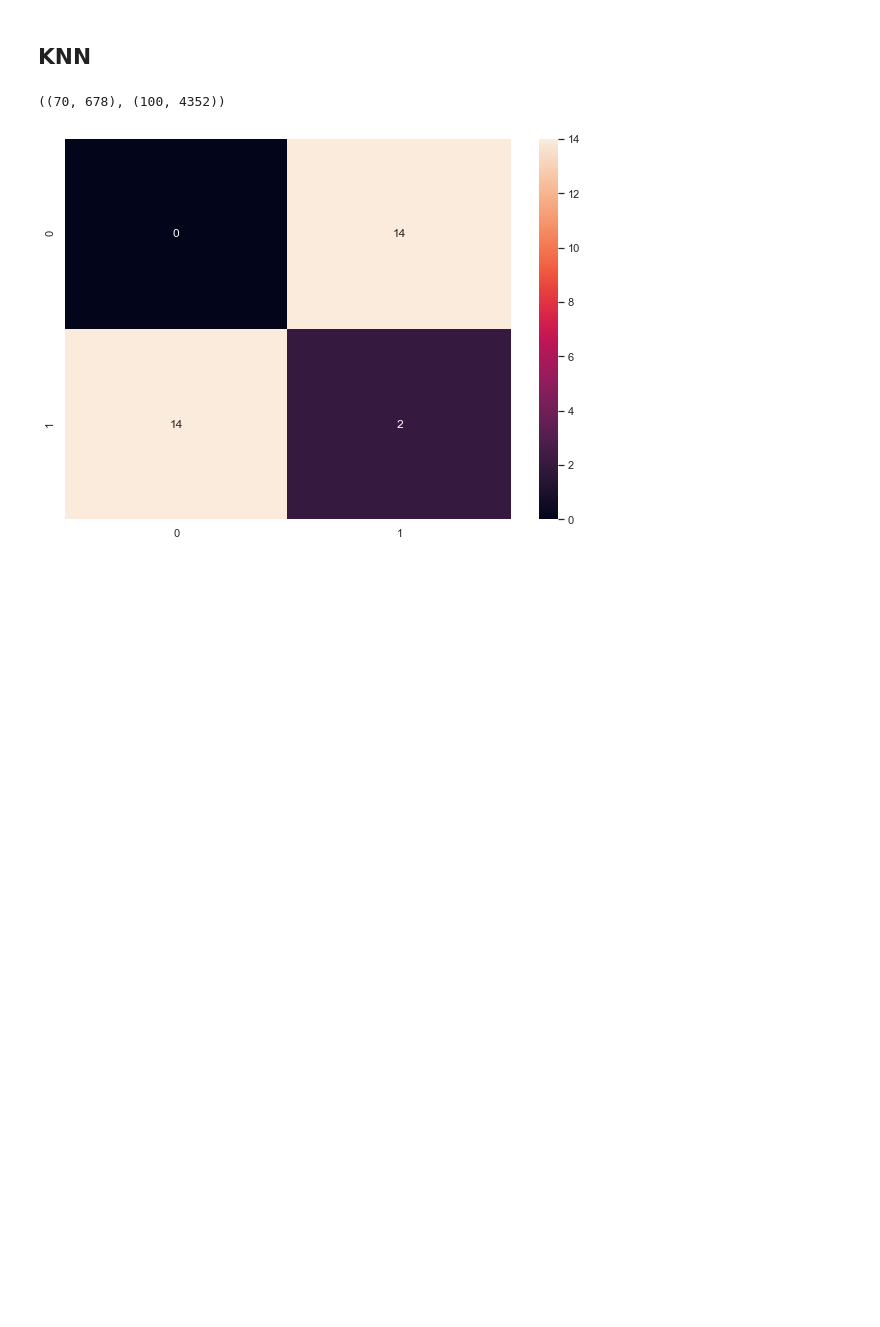
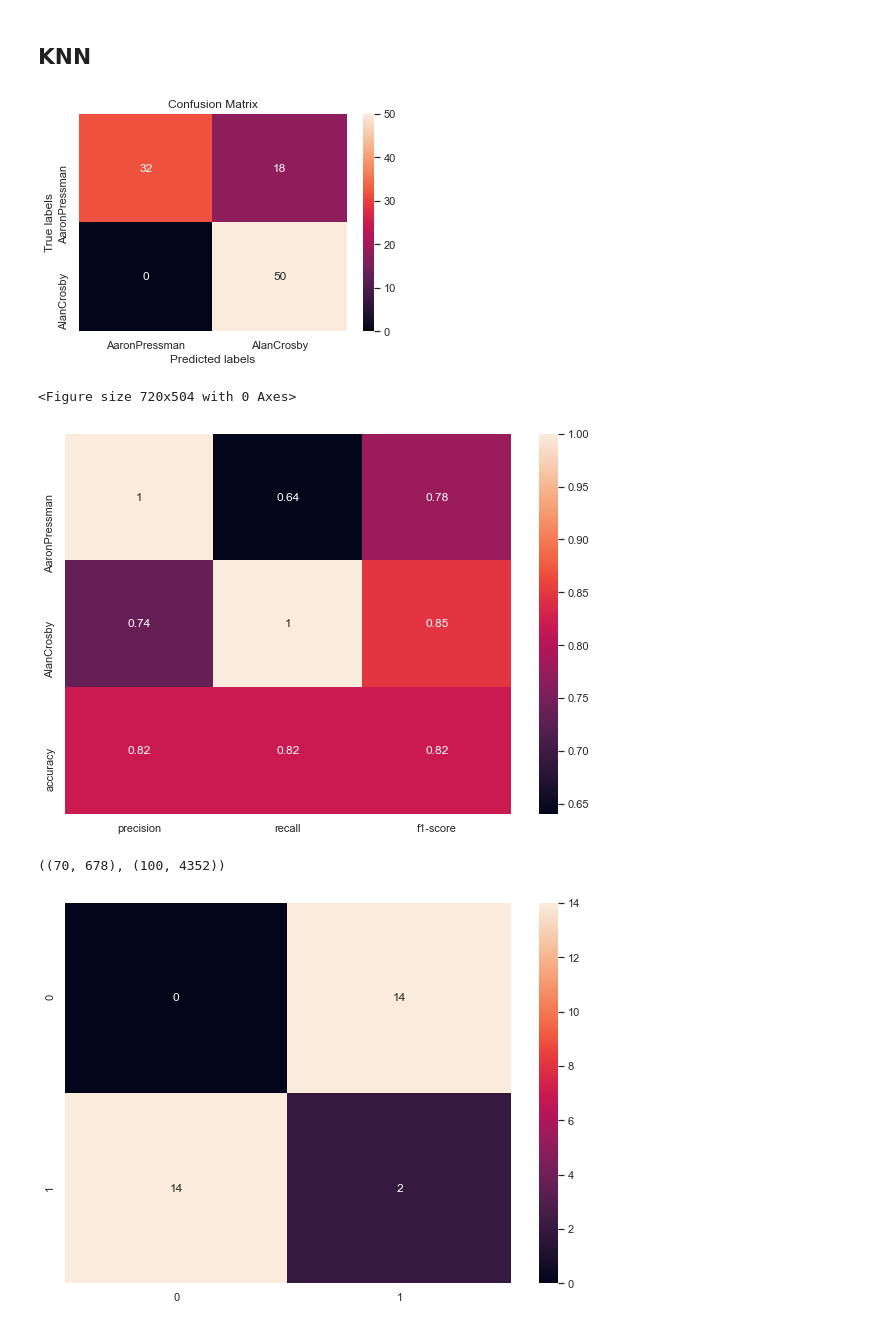
Before and after one commit to EN555/Author-Identification, a Jupyter notebook: Eviatar_models.ipynb, the cells around one changed output. Cells and saved outputs as stored; diff of their text form; code cells hidden in the pictures; blank space fills up the shorter version.

```diff
--- a/Eviatar_models.ipynb
+++ b/Eviatar_models.ipynb
@@ -95,5 +135,19 @@ x_validation = x_validation.drop([feature for feature in np.array(x_train.column
 # %% [markdown]
 ## KNN
+# %%
+from sklearn.neighbors import KNeighborsClassifier
+class KNN(Model):
+    def train(self, x_train, y_train,**kwargs):
+        self.mnb = KNeighborsClassifier(n_neighbors=4, weights= 'distance', p=2)
+        self.mnb.fit(x_train, y_train)
+        return self.mnb
+    def predict(self,x_test):
+        return self.mnb.predict(x_test)
+KNN().pipeline(x_train, y_train, x_test.values, y_test,"simple KNN",do_cross_validation=False)
+# %% [output]
+[figure, added]
+<Figure size 720x504 with 0 Axes>
+[figure, added]
 # %%
 from sklearn.linear_model import SGDClassifier
 class LogisticRegression(Model):
```
Also changed, not shown: parts of 12 cells of this notebook.
